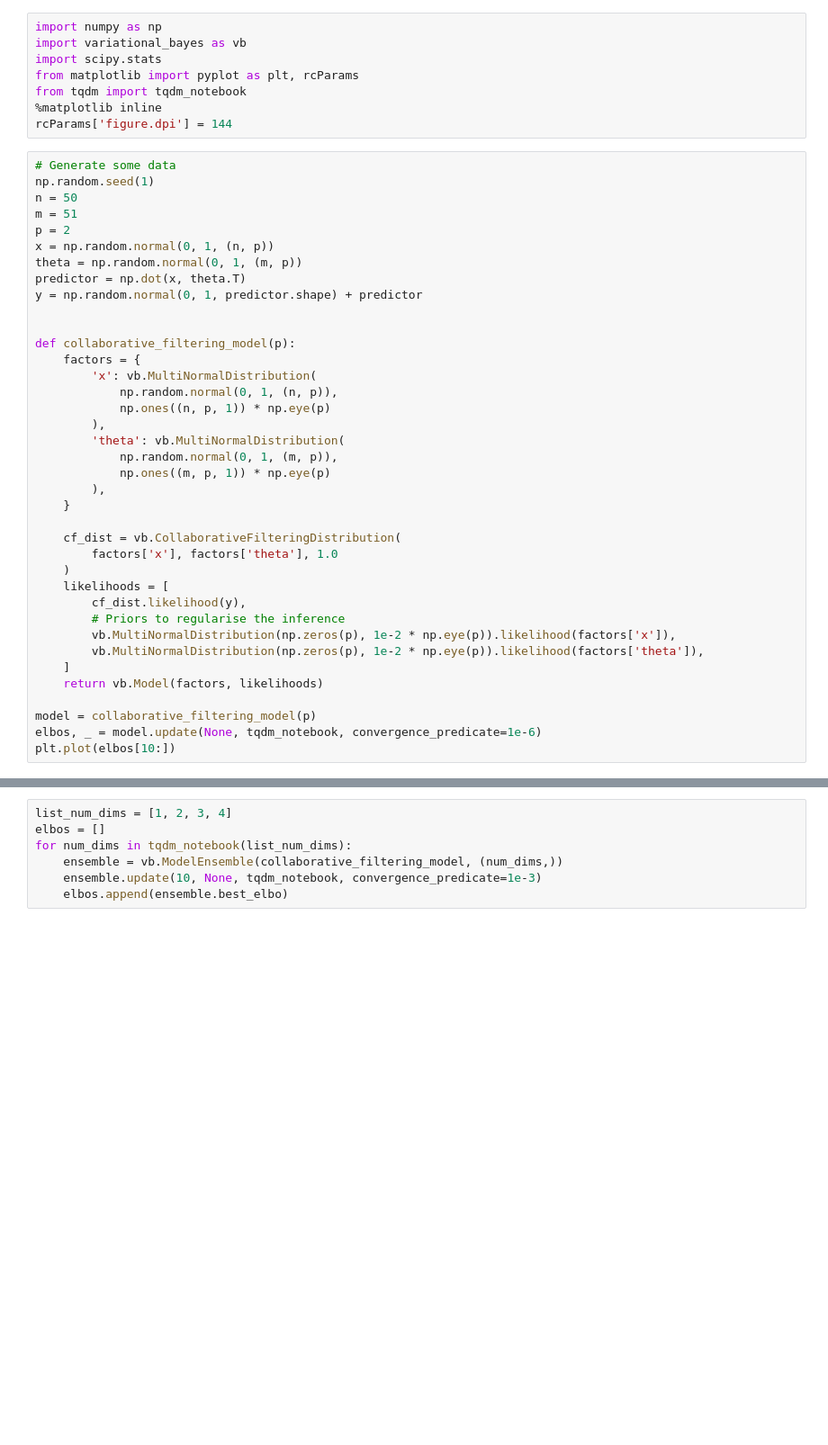
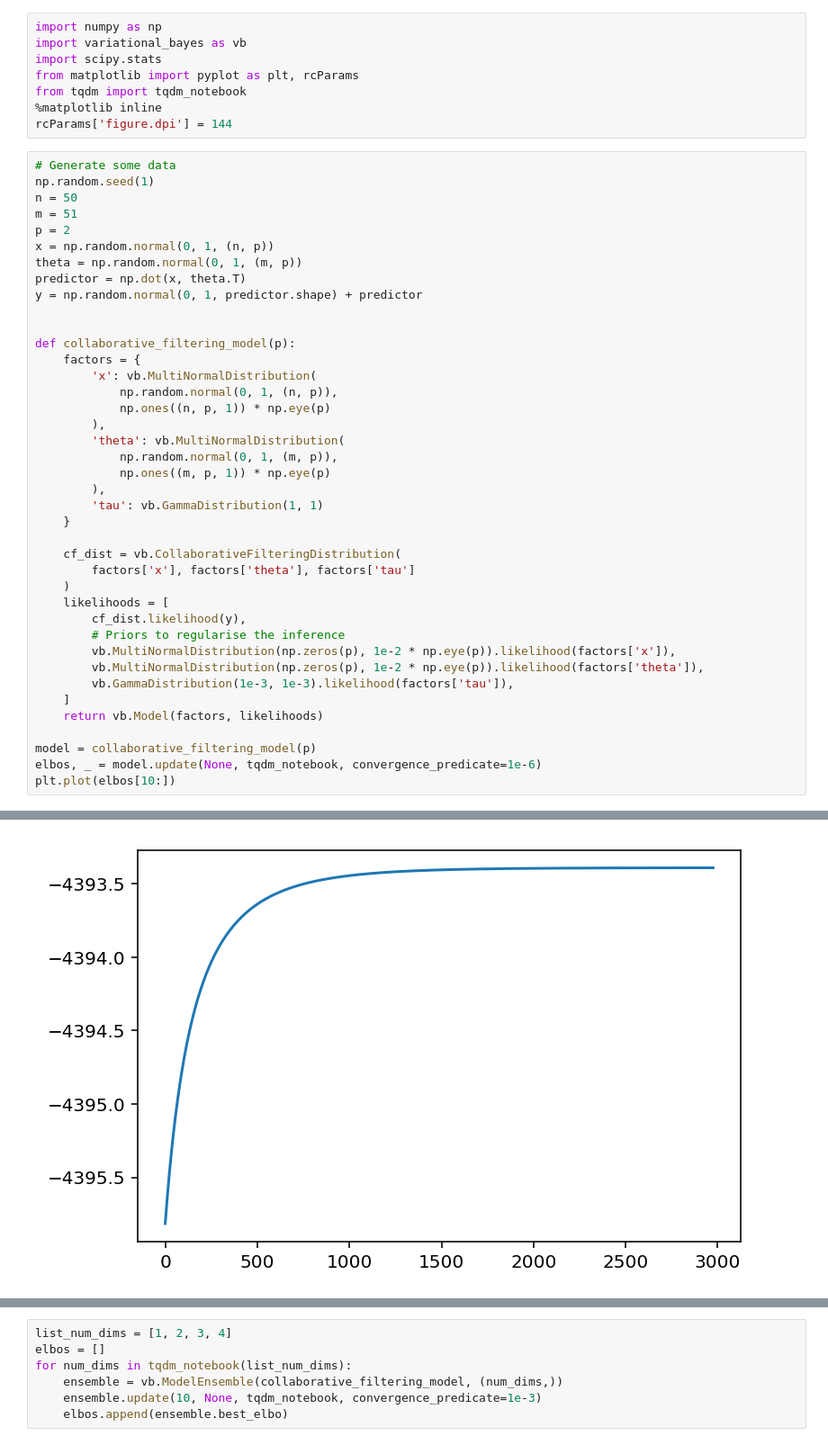
Before and after one commit to tillahoffmann/variational_bayes, a Jupyter notebook: examples/collaborative-filtering.ipynb, the cells around one changed output, grey strips where cells are left out. Shown at 90% size. Saved outputs shown, nothing was run; the diff lists cells and outputs as text; blank space fills up the shorter version.

```diff
--- a/examples/collaborative-filtering.ipynb
+++ b/examples/collaborative-filtering.ipynb
@@ -28,19 +28,22 @@ def collaborative_filtering_model(p):
             np.random.normal(0, 1, (m, p)),
             np.ones((m, p, 1)) * np.eye(p)
         ),
+        'tau': vb.GammaDistribution(1, 1)
     }
 
     cf_dist = vb.CollaborativeFilteringDistribution(
-        factors['x'], factors['theta'], 1.0
+        factors['x'], factors['theta'], factors['tau']
     )
     likelihoods = [
         cf_dist.likelihood(y),
         # Priors to regularise the inference
         vb.MultiNormalDistribution(np.zeros(p), 1e-2 * np.eye(p)).likelihood(factors['x']),
         vb.MultiNormalDistribution(np.zeros(p), 1e-2 * np.eye(p)).likelihood(factors['theta']),
+        vb.GammaDistribution(1e-3, 1e-3).likelihood(factors['tau']),
     ]
     return vb.Model(factors, likelihoods)
 
 model = collaborative_filtering_model(p)
 elbos, _ = model.update(None, tqdm_notebook, convergence_predicate=1e-6)
 plt.plot(elbos[10:])
+# %% [output]
@@ -47,2 +51,3 @@ plt.plot(elbos[10:])
+[figure, added]
 # %%
 fig, ax = plt.subplots(1, 1)
```
Also changed, not shown: parts of 5 cells of this notebook, 2 other files.
